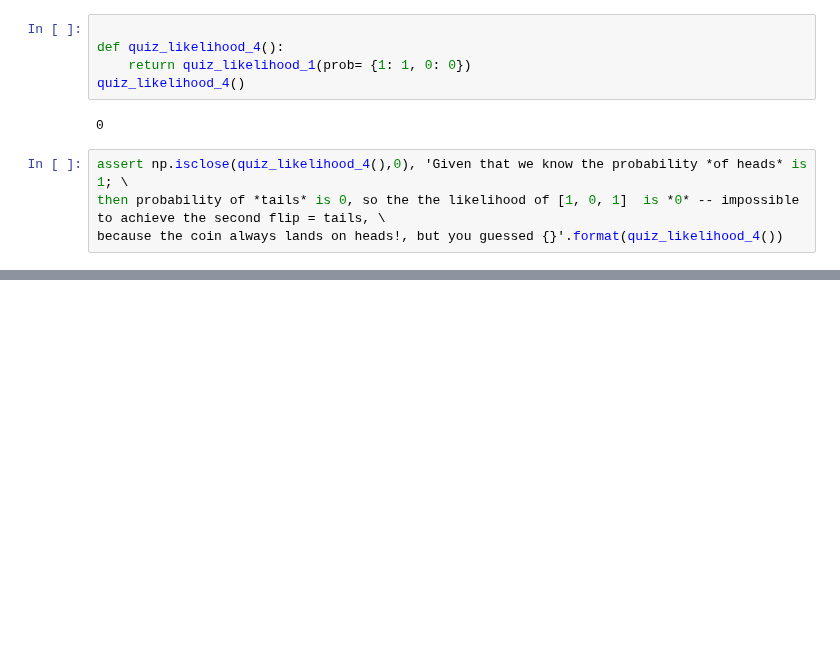
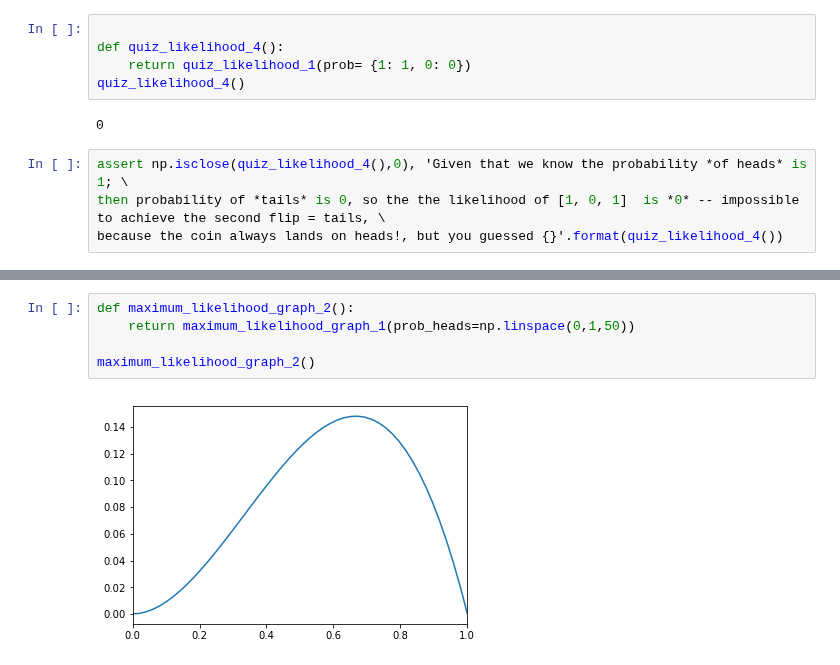
Before and after one commit to theredpea/udacity_notes, a Jupyter notebook: st101__13_Estimation.ipynb, the cells around one changed output, grey strips where cells are left out. Cells and saved outputs as stored; diff of their text form; blank space fills up the shorter version.

```diff
--- a/st101__13_Estimation.ipynb
+++ b/st101__13_Estimation.ipynb
@@ -220,0 +234,7 @@ because the coin always lands on heads!, but you guessed {}'.format(quiz_likelih
+# %%
+def maximum_likelihood_graph_2():
+    return maximum_likelihood_graph_1(prob_heads=np.linspace(0,1,50))
+
+maximum_likelihood_graph_2()
+# %% [output]
+[figure, added]
```
Also changed, not shown: parts of 2 cells of this notebook.
